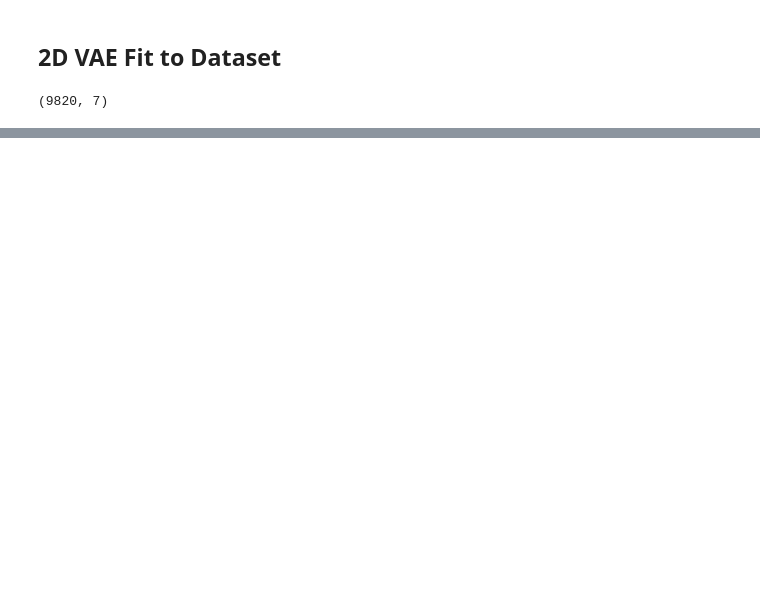
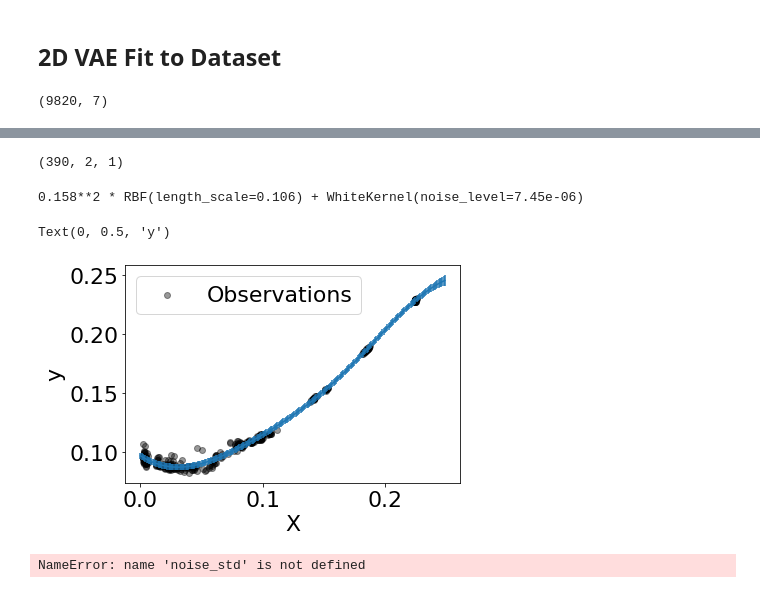
Before and after one commit to travers-rhodes/IROS2022CurvVAE, a Jupyter notebook: notebooks/REVIEW-FEEDBACK FIG4 ALLPOSES 100 Samples.ipynb, the cells around one changed output, grey strips where cells are left out. Saved outputs shown, nothing was run; the diff lists cells and outputs as text; code cells hidden in the pictures; blank space fills up the shorter version.

```diff
--- a/notebooks/REVIEW-FEEDBACK FIG4 ALLPOSES 100 Samples.ipynb
+++ b/notebooks/REVIEW-FEEDBACK FIG4 ALLPOSES 100 Samples.ipynb
@@ -287,0 +314,18 @@ all_models
+# %%
+finalfitdataset_beta = []
+finalfitdataset_curv = []
+for i,dat in enumerate(all_traintesterrors):
+    (beta,gamma,latentdim,lr,savedir)=all_models[i]
+    dat = np.array(dat)
+    okinds = np.arange(len(dat)) > (len(dat)-2) # (dat[:,1] < 0.3) *
+    train = dat[okinds,1]
+    test = dat[okinds,2]
+    #if lr == "0.0001" or lr == "5e-05":
+    #    continue
+
+    if gamma == "0":
+        finalfitdataset_beta.append((train,test))
+    else:
+        finalfitdataset_curv.append((train,test))
+finalfitdataset_beta = np.array(finalfitdataset_beta)
+finalfitdataset_curv = np.array(finalfitdataset_curv)
@@ -287,0 +334,59 @@ all_models
+# %%
+finalfitdataset_beta[:].shape
+# %% [output]
+(390, 2, 1)
+# %%
+X_train = finalfitdataset_beta[:,0]
+y_train = finalfitdataset_beta[:,1,0]
+# %%
+from sklearn.gaussian_process import GaussianProcessRegressor
+from sklearn.gaussian_process.kernels import RBF, WhiteKernel
+
+kernel = kernel = 1.0 * RBF(length_scale=1.0, length_scale_bounds=(1e-1, 1e3)) + WhiteKernel(
+    noise_level=1e-1, noise_level_bounds=(1e-6, 1e1)
+)
+gaussian_process = GaussianProcessRegressor(kernel=kernel, n_restarts_optimizer=9)
+gaussian_process.fit(X_train, y_train)
+gaussian_process.kernel_
+# %% [output]
+0.158**2 * RBF(length_scale=0.106) + WhiteKernel(noise_level=7.45e-06)
+# %%
+X = np.arange(0,0.25,0.001).reshape(-1,1)
+y_mean, y_std = gaussian_process.predict(X, return_std=True)
+# %%
+#plt.plot(X, y, label="Expected signal")
+plt.scatter(x=X_train[:, 0], y=y_train, color="black", alpha=0.4, label="Observations")
+plt.errorbar(X, y_mean, y_std)
+plt.legend()
+plt.xlabel("X")
+plt.ylabel("y")
+# %% [output]
+Text(0, 0.5, 'y')
+[figure, added]
+# %%
+#plt.plot(X, y, label=r"$f(x) = x \sin(x)$", linestyle="dotted")
+plt.errorbar(
+    X_train,
+    y_train,
+    noise_std,
+    linestyle="None",
+    color="tab:blue",
+    marker=".",
+    markersize=10,
+    label="Observations",
+)
+plt.plot(X, mean_prediction, label="Mean prediction")
+plt.fill_between(
+    X.ravel(),
+    mean_prediction - 1.96 * std_prediction,
+    mean_prediction + 1.96 * std_prediction,
+    color="tab:orange",
+    alpha=0.5,
+    label=r"95% confidence interval",
+)
+plt.legend()
+plt.xlabel("$x$")
+plt.ylabel("$f(x)$")
+_ = plt.title("Gaussian process regression on a noisy dataset")
+# %% [output]
+NameError: name 'noise_std' is not defined
```
Also changed, not shown: parts of 13 cells of this notebook, 8 other files.
